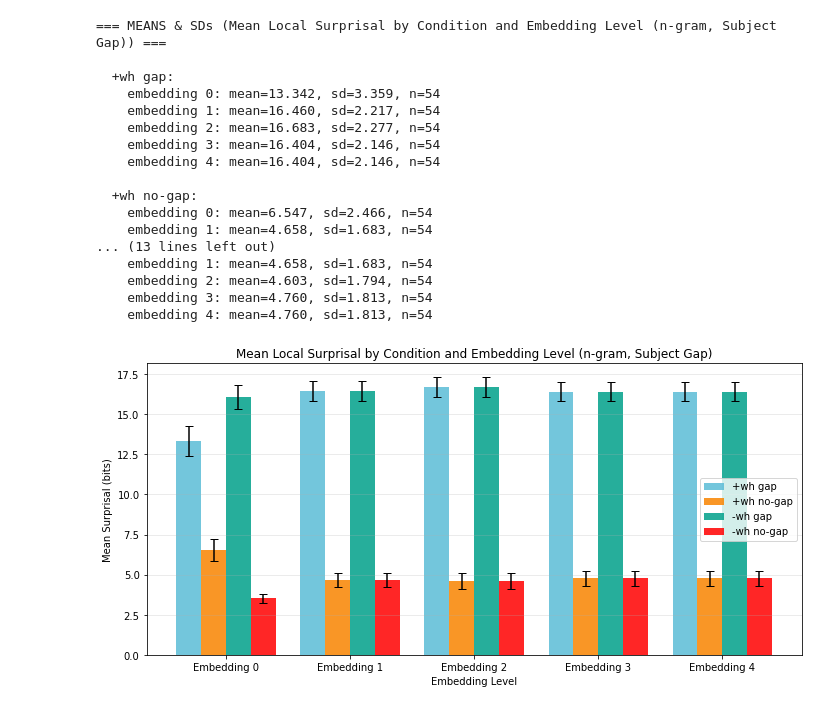
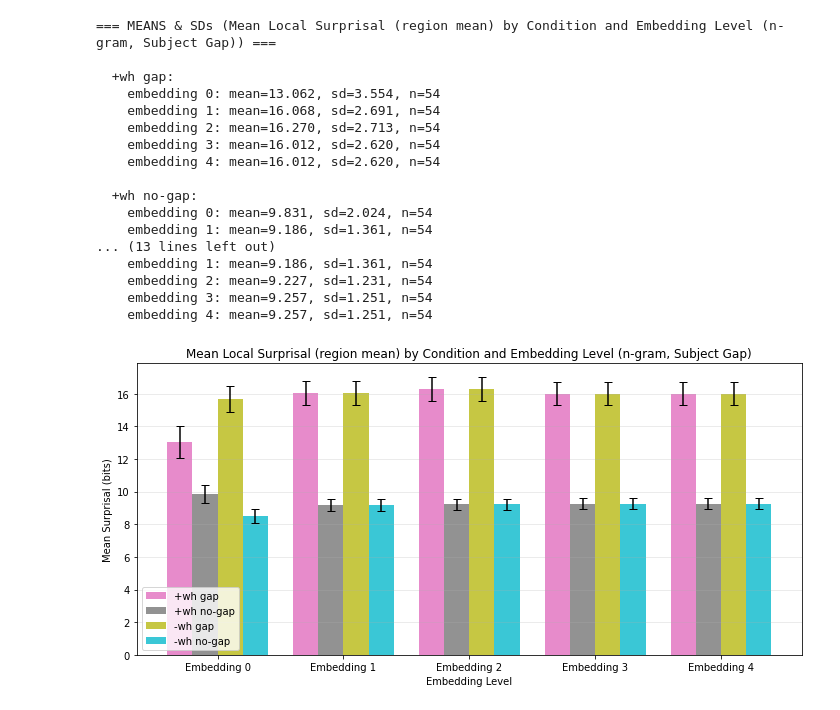
Before and after one commit to marrsia/ucl-fgd, a Jupyter notebook: notebooks/mean_surprisal_by_condition.ipynb, the cells around one changed output. Cells and saved outputs as stored; diff of their text form; code cells hidden in the pictures.

```diff
--- a/notebooks/mean_surprisal_by_condition.ipynb
+++ b/notebooks/mean_surprisal_by_condition.ipynb
@@ -162,29 +235,30 @@ data.plot_mean_surprisal_by_condition(
 # %%
 surprisal_df = pd.read_csv(ngram_subject_csv_path)
 
 data.plot_mean_surprisal_by_condition(
     surprisal_df,
-    title='Mean Local Surprisal by Condition and Embedding Level (n-gram, Subject Gap)',
+    title='Mean Local Surprisal (region mean) by Condition and Embedding Level (n-gram, Subject Gap)',
     conditions=['+wh_gap', '+wh_no_gap', '-wh_gap', '-wh_no_gap'],
     condition_labels=['+wh gap', '+wh no-gap', '-wh gap', '-wh no-gap'],
-    gap_type="subject"
+    gap_type="subject",
+    surprisal_type="local_mean"
 )
 # %% [output]
-=== MEANS & SDs (Mean Local Surprisal by Condition and Embedding Level (n-gram, Subject Gap)) ===
+=== MEANS & SDs (Mean Local Surprisal (region mean) by Condition and Embedding Level (n-gram, Subject Gap)) ===
 
   +wh gap:
-    embedding 0: mean=13.342, sd=3.359, n=54
-    embedding 1: mean=16.460, sd=2.217, n=54
-    embedding 2: mean=16.683, sd=2.277, n=54
-    embedding 3: mean=16.404, sd=2.146, n=54
-    embedding 4: mean=16.404, sd=2.146, n=54
+    embedding 0: mean=13.062, sd=3.554, n=54
+    embedding 1: mean=16.068, sd=2.691, n=54
+    embedding 2: mean=16.270, sd=2.713, n=54
+    embedding 3: mean=16.012, sd=2.620, n=54
+    embedding 4: mean=16.012, sd=2.620, n=54
 
   +wh no-gap:
-    embedding 0: mean=6.547, sd=2.466, n=54
-    embedding 1: mean=4.658, sd=1.683, n=54
+    embedding 0: mean=9.831, sd=2.024, n=54
+    embedding 1: mean=9.186, sd=1.361, n=54
 ... (13 lines left out)
-    embedding 1: mean=4.658, sd=1.683, n=54
-    embedding 2: mean=4.603, sd=1.794, n=54
-    embedding 3: mean=4.760, sd=1.813, n=54
-    embedding 4: mean=4.760, sd=1.813, n=54
+    embedding 1: mean=9.186, sd=1.361, n=54
+    embedding 2: mean=9.227, sd=1.231, n=54
+    embedding 3: mean=9.257, sd=1.251, n=54
+    embedding 4: mean=9.257, sd=1.251, n=54
-[figure, old version]
+[figure, new version]
```
Also changed, not shown: parts of 8 cells of this notebook, 39 other files.
